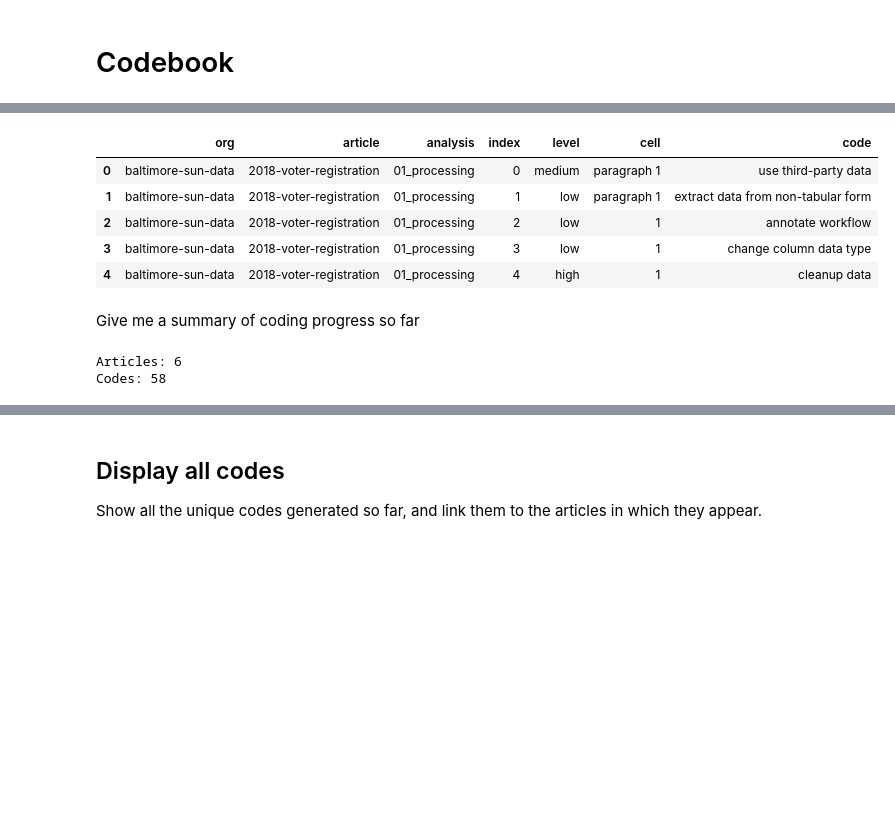
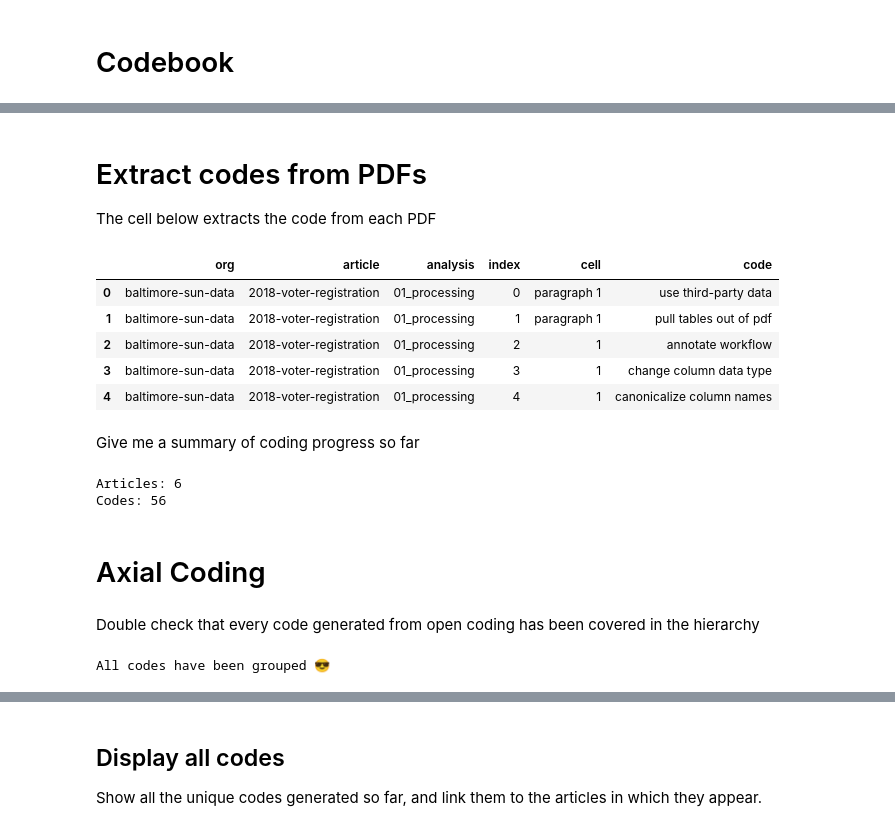
Before and after one commit to steve-kasica/table-scraps, a Jupyter notebook: codebook.ipynb, the cells around one changed output, grey strips where cells are left out. Drawn from its saved outputs; the diff is of its cells as text; code cells hidden in the pictures; blank space fills up the shorter version.

```diff
--- a/codebook.ipynb
+++ b/codebook.ipynb
@@ -8,35 +14,38 @@ pd.set_option("display.max_rows", None)  # Don't do that elipse things between r
+# %% [markdown]
+# Extract codes from PDFs
+
+The cell below extracts the code from each PDF
 # %%
 rep = lambda s, n: [ s for i in range(n) ]
 
-data = pd.DataFrame(columns=['org', 'article', 'analysis', 'index', 'level', 'cell', 'code'])
+data = pd.DataFrame(columns=['org', 'article', 'analysis', 'index', 'cell', 'code'])
 levels = {'ll': 'low', 'ml': 'medium', 'hl': 'high'}
 
 ptrn = os.path.join('.', 'notebooks', '**', '**', '*.html.pdf')
 for fn in glob.iglob(ptrn, recursive=True):
     org, article, analysis = fn.split('/')[2:]
 
     proc = subprocess.Popen(['python', './pdfannots/pdfannots.py', fn], stdout=subprocess.PIPE)
     annots = proc.communicate()[0].decode('utf-8')
-    codes = re.findall(r'([HML]L)\s\[([^\]]+)\]\s([^\n]+)\n', annots)
+    codes = re.findall(r'--\s\[([^\]]+)\]\s([^\n]+)\n', annots)
     df = pd.DataFrame({
         'org': rep(org, len(codes)),
         'article': rep(article, len(codes)),
         'analysis': rep(analysis[:-9], len(codes)),  # slice off file extension
         'index': [ i for i in range(len(codes)) ],
-        'level': [ levels[c[0].strip().lower()] for c in codes ],
-        'cell': [ c[1].strip() for c in codes ],
-        'code': [ c[2].strip().lower() for c in codes ]
+        'cell': [ c[0].strip() for c in codes ],
+        'code': [ c[1].strip().lower() for c in codes ]
     })
     data = data.append(df)
 
 data.head()
 # %% [output]
-|  | org | article | analysis | index | level | cell | code |
-| 0 | baltimore-sun-data | 2018-voter-registration | 01_processing | 0 | medium | paragraph 1 | use third-party data |
-| 1 | baltimore-sun-data | 2018-voter-registration | 01_processing | 1 | low | paragraph 1 | extract data from non-tabular form |
-| 2 | baltimore-sun-data | 2018-voter-registration | 01_processing | 2 | low | 1 | annotate workflow |
-| 3 | baltimore-sun-data | 2018-voter-registration | 01_processing | 3 | low | 1 | change column data type |
-| 4 | baltimore-sun-data | 2018-voter-registration | 01_processing | 4 | high | 1 | cleanup data |
+|  | org | article | analysis | index | cell | code |
+| 0 | baltimore-sun-data | 2018-voter-registration | 01_processing | 0 | paragraph 1 | use third-party data |
+| 1 | baltimore-sun-data | 2018-voter-registration | 01_processing | 1 | paragraph 1 | pull tables out of pdf |
+| 2 | baltimore-sun-data | 2018-voter-registration | 01_processing | 2 | 1 | annotate workflow |
+| 3 | baltimore-sun-data | 2018-voter-registration | 01_processing | 3 | 1 | change column data type |
+| 4 | baltimore-sun-data | 2018-voter-registration | 01_processing | 4 | 1 | canonicalize column names |
 # %% [markdown]
 Give me a summary of coding progress so far
 # %%
@@ -48,4 +57,6 @@ summary_stats = [
 print('Articles: {}\nCodes: {}'.format(*summary_stats))
 # %% [output]
 Articles: 6
-Codes: 58
+Codes: 56
+# %% [markdown]
+# Axial Coding
@@ -51,0 +75,21 @@ Codes: 58
+# %% [markdown]
+Double check that every code generated from open coding has been covered in the hierarchy
+# %%
+root = 'Wrangling'
+leaves = []
+gatherLeaves = lambda p, c, l: leaves.append(c.lower()) if l else None
+
+with open('axial.yaml', 'r') as f:
+    code_hierarchy = yaml.safe_load(f)
+
+walkTheYaml(root, code_hierarchy, gatherLeaves)
+pdf_codes = set(data['code'].unique())
+
+diff = set(pdf_codes) - set(leaves)
+if (len(diff) == 0):  # is null set
+    print("All codes have been grouped 😎")
+else:
+    print("Not all codes accounted for! ")
+    print(diff)
+# %% [output]
+All codes have been grouped 😎
```
Also changed, not shown: parts of 12 cells of this notebook, 1 other file.
